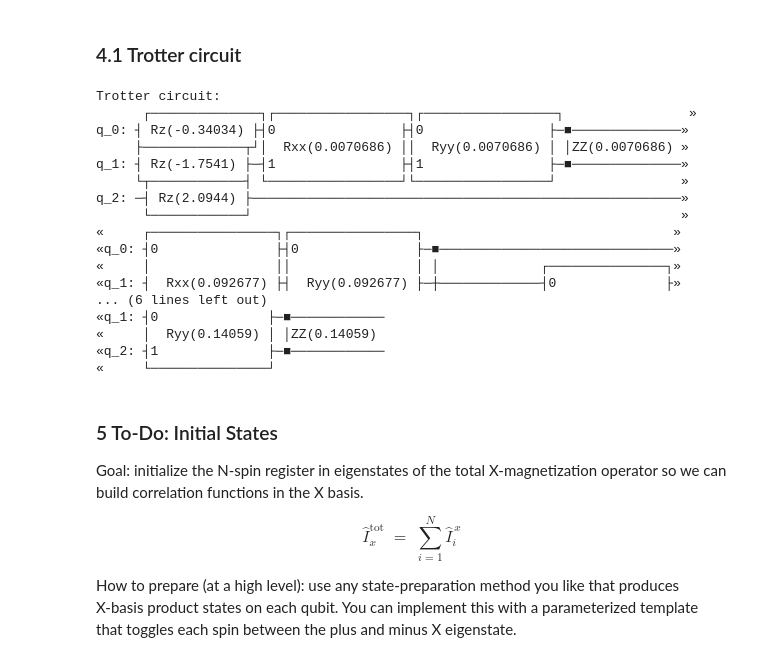
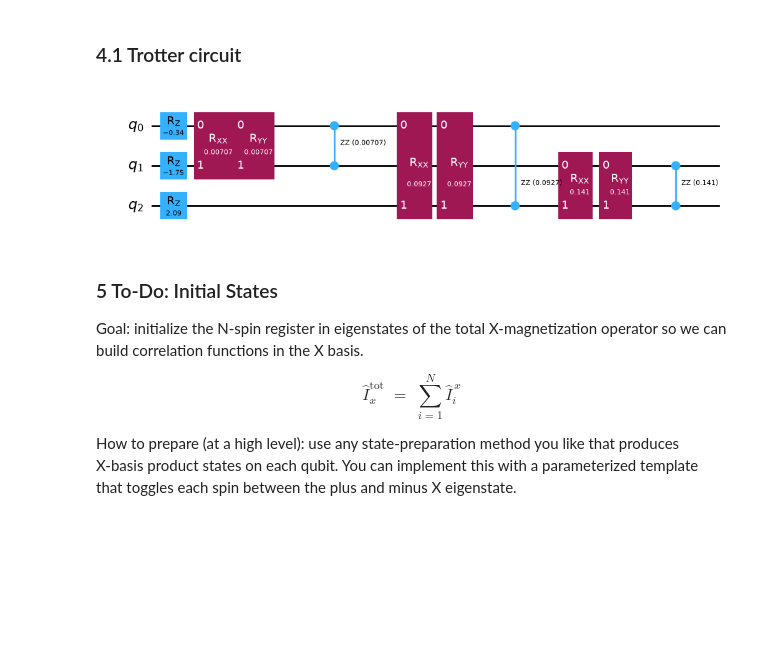
Before and after one commit to jona-sh/qiskit-fall-fest, a Jupyter notebook: nmr.ipynb, the cells around one changed output. Saved outputs shown, nothing was run; the diff lists cells and outputs as text; code cells hidden in the pictures; blank space fills up the shorter version.

```diff
--- a/nmr.ipynb
+++ b/nmr.ipynb
@@ -315,40 +315,22 @@ Finally we apply a small damping and Fourier transform to obtain the spectrum.
 # %%
 # Default number of Trottersteps.
 number_of_trottersteps = 300
 
 # Default Trotter timestep.
 trotter_timestep = 0.0025
-
-
 
 # Trotter Circuit
 trotter_step_first_order = PauliEvolutionGate(
     hamiltonian_qiskit, trotter_timestep, synthesis=LieTrotter()
 )
 
 circuit = QuantumCircuit(hamiltonian_qiskit.num_qubits)
 circuit.append(trotter_step_first_order, range(hamiltonian_qiskit.num_qubits))
 circuit = circuit.decompose(reps=1)
 
-print("Trotter circuit: \n", circuit)
+circuit.draw('mpl')
 # %% [output]
-Trotter circuit:
-      ┌──────────────┐┌─────────────────┐┌─────────────────┐                »
-q_0: ┤ Rz(-0.34034) ├┤0                ├┤0                ├─■──────────────»
-     ├─────────────┬┘│  Rxx(0.0070686) ││  Ryy(0.0070686) │ │ZZ(0.0070686) »
-q_1: ┤ Rz(-1.7541) ├─┤1                ├┤1                ├─■──────────────»
-     └┬────────────┤ └─────────────────┘└─────────────────┘                »
-q_2: ─┤ Rz(2.0944) ├───────────────────────────────────────────────────────»
-      └────────────┘                                                       »
-«     ┌────────────────┐┌────────────────┐                                »
-«q_0: ┤0               ├┤0               ├─■──────────────────────────────»
-«     │                ││                │ │             ┌───────────────┐»
-«q_1: ┤  Rxx(0.092677) ├┤  Ryy(0.092677) ├─┼─────────────┤0              ├»
-... (6 lines left out)
-«q_1: ┤0              ├─■────────────
-«     │  Ryy(0.14059) │ │ZZ(0.14059)
-«q_2: ┤1              ├─■────────────
-«     └───────────────┘
+[figure, added]
 # %% [markdown]
 ### 5 To-Do: Initial States
 Goal: initialize the N‑spin register in eigenstates of the total X‑magnetization operator so we can build correlation functions in the X basis.
```
Also changed, not shown: parts of 1 cell of this notebook, 2 other files.
